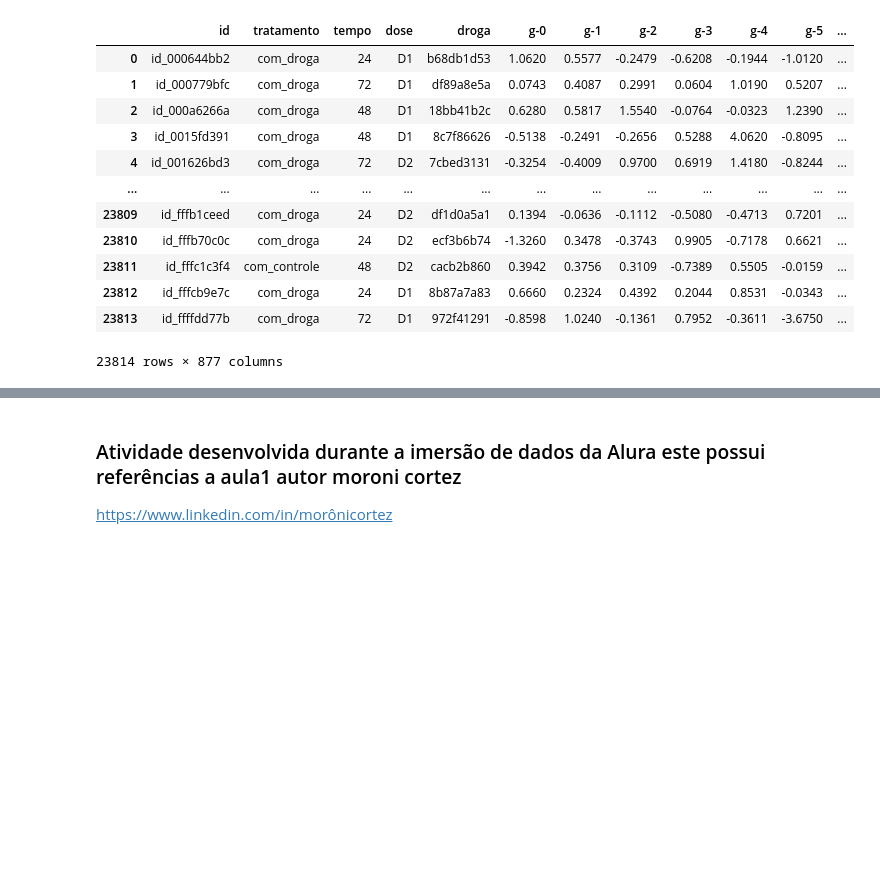
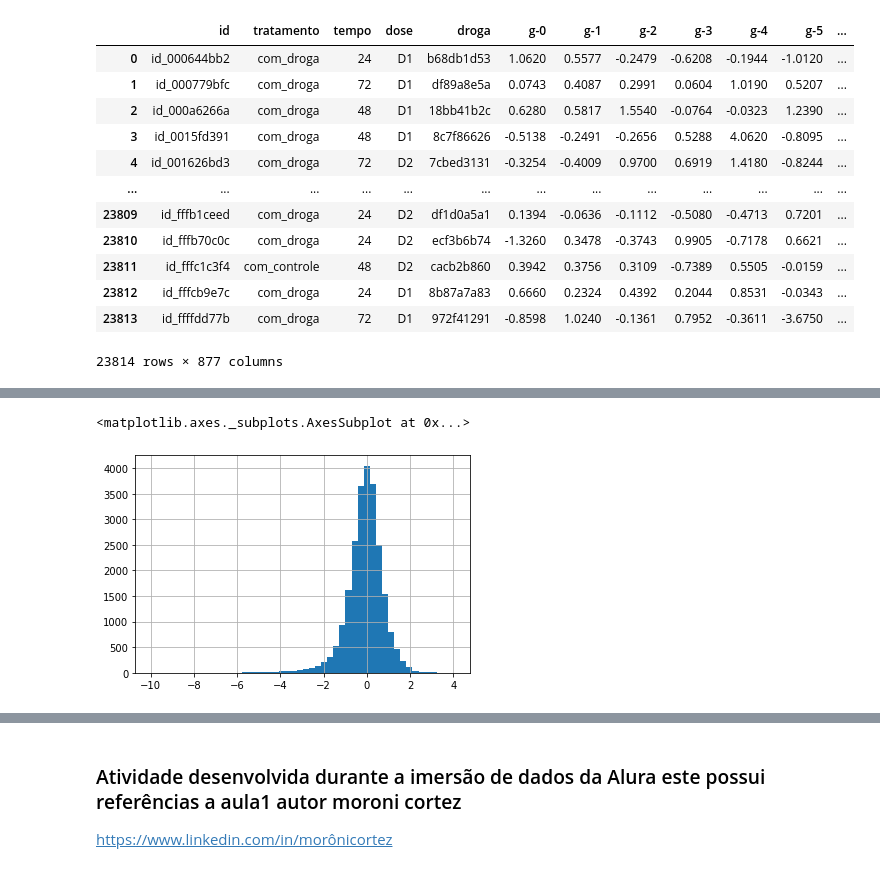
Before and after one commit to moronidasilvacortez/analise-de-dados-imers-o-de-dados, a Jupyter notebook: analise_de_dados.ipynb, the cells around one changed output, grey strips where cells are left out. Saved outputs shown, nothing was run; the diff lists cells and outputs as text; code cells hidden in the pictures; blank space fills up the shorter version.

```diff
--- a/analise_de_dados.ipynb
+++ b/analise_de_dados.ipynb
@@ -136,0 +211,5 @@ dados
+# %%
+dados['g-19'].hist(bins=50)
+# %% [output]
+<matplotlib.axes._subplots.AxesSubplot at 0x...>
+[figure, added]
```
Also changed, not shown: parts of 34 cells of this notebook.
